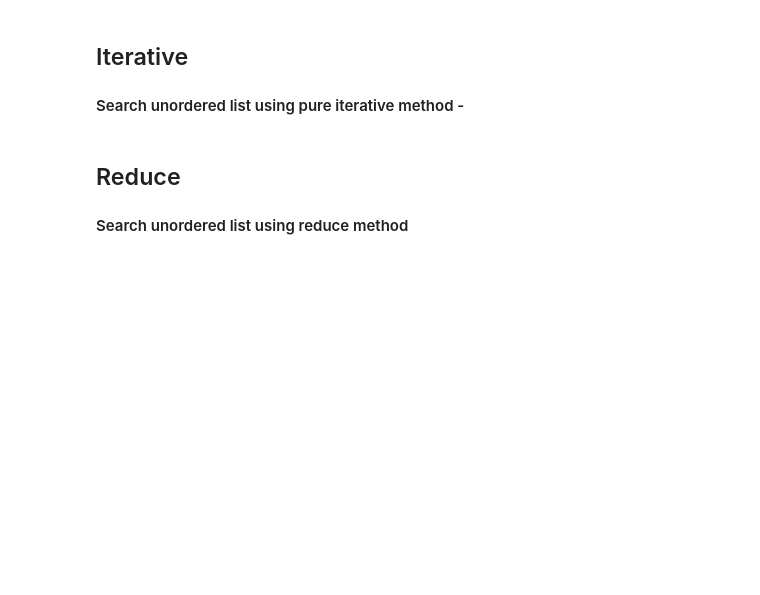
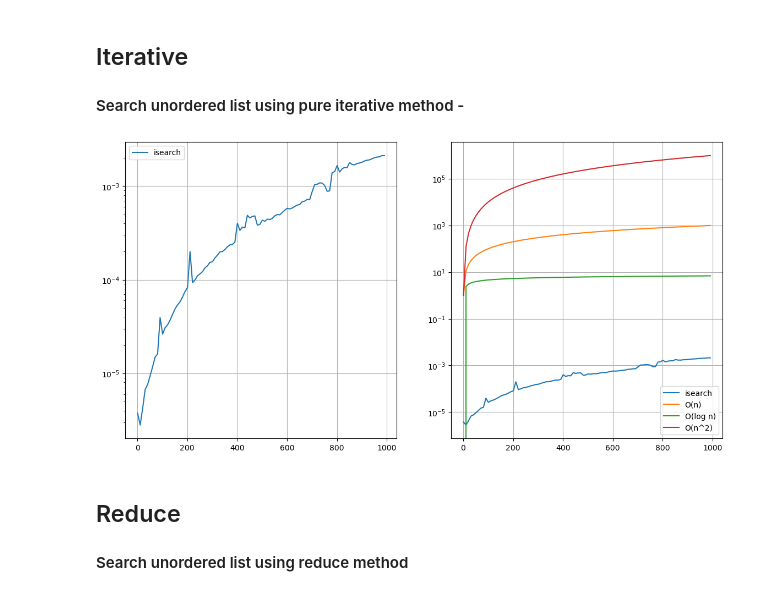
Before and after one commit to tulane-cmps6610-fall-2025/problem-set-03-arturoAltamirano, a Jupyter notebook: testingSolutions.ipynb, the cells around one changed output. Drawn from its saved outputs; the diff is of its cells as text; code cells hidden in the pictures; blank space fills up the shorter version.

```diff
--- a/testingSolutions.ipynb
+++ b/testingSolutions.ipynb
@@ -51,7 +51,7 @@ test_isearch()
 # %%
 def compare_algorithm_1():
     iterTimes = []
-    sizes = list(np.arange(1, 100000, 10))
+    sizes = list(np.arange(1, 1000, 10))
 
     for n in sizes:
         mylist = [random.choice([1,2,3,4,5,6,7,8,9]) for _ in range(n)]
@@ -66,34 +66,36 @@ def compare_algorithm_1():
     ax1.plot(sizes, iterTimes, label="isearch")
     ax1.legend()
     ax1.grid(True)
     ax1.set_yscale("log")
 
     ax2.plot(sizes, iterTimes, label="isearch")
     ax2.legend()
     ax2.grid(True)
     ax2.set_yscale("log")
 
     # O(n)
-    n_values = np.arange(1, 100000, 10)
+    n_values = np.arange(1, 1000, 10)
 
     # O(n^2)
     n_values_squared = n_values ** 2
 
     # O(log n)
     log_values = np.log(n_values)
 
     #take some values to plot the different functions
     ax2.plot(n_values, n_values, label="O(n)")
     ax2.plot(n_values, log_values, label="O(log n)")
     ax2.plot(n_values, n_values_squared, label="O(n^2)")
 
     ax2.legend()
     ax2.grid(True)
     ax2.set_yscale("log")
 
     plt.show()
 
 compare_algorithm_1()
+# %% [output]
+[figure, added]
 # %% [markdown]
 ## Reduce
 
```
Also changed, not shown: parts of 4 cells of this notebook, 1 other file.
